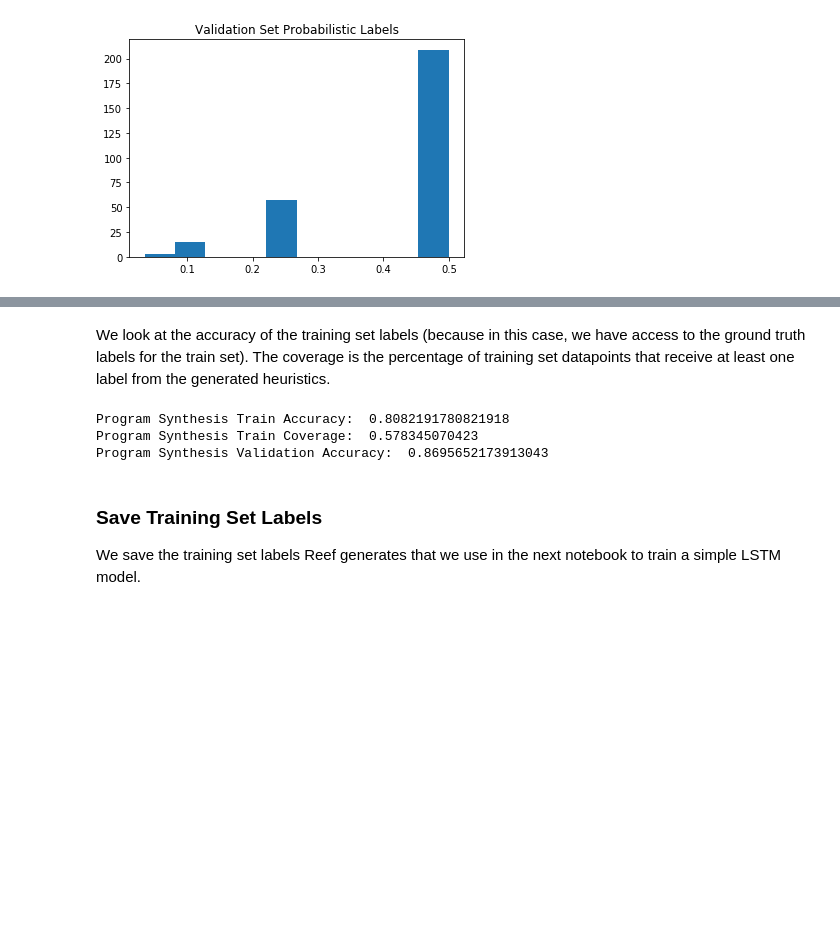
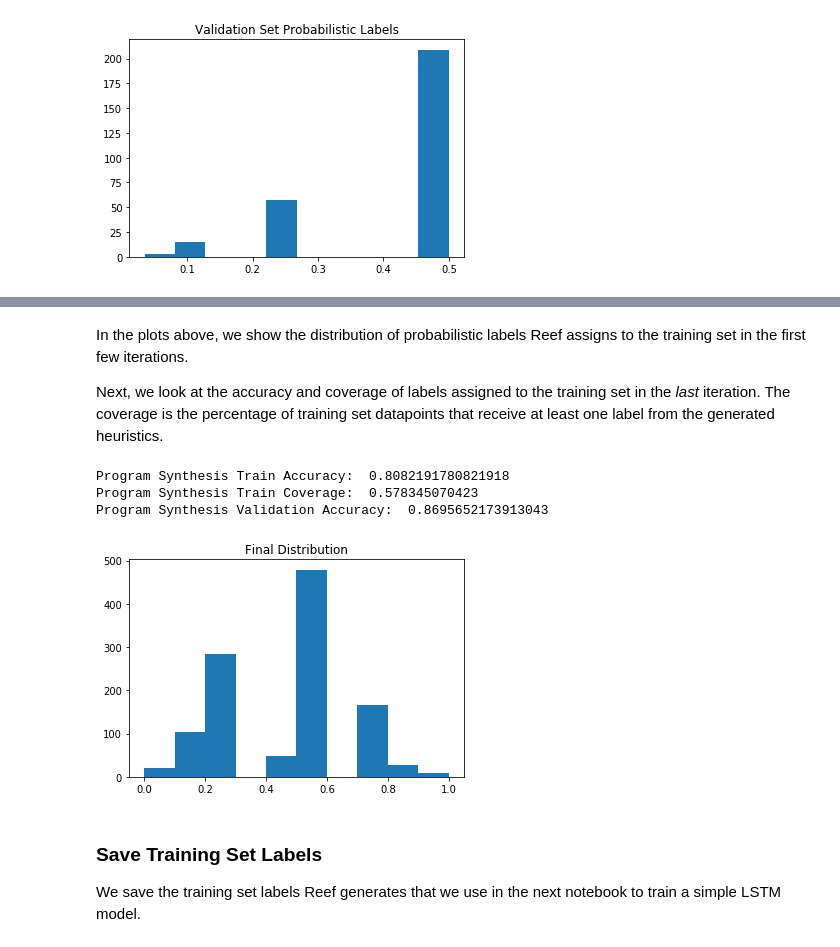
Before and after one commit to HazyResearch/reef, a Jupyter notebook: [1] generate_reef_labels.ipynb, the cells around one changed output, grey strips where cells are left out. Saved outputs shown, nothing was run; the diff lists cells and outputs as text; code cells hidden in the pictures; blank space fills up the shorter version.

```diff
--- a/[1] generate_reef_labels.ipynb
+++ b/[1] generate_reef_labels.ipynb
@@ -141,13 +163,19 @@ for i in range(3,26):
 # %% [markdown]
-We look at the accuracy of the training set labels (because in this case, we have access to the ground truth labels for the train set). The coverage is the percentage of training set datapoints that receive at least one label from the generated heuristics.
+In the plots above, we show the distribution of probabilistic labels Reef assigns to the training set in the first few iterations.
+
+Next, we look at the accuracy and coverage of labels assigned to the training set in the _last_ iteration. The coverage is the percentage of training set datapoints that receive at least one label from the generated heuristics.
 # %%
+plt.hist(training_marginals[-1], bins=10, range=(0.0,1.0));
+plt.title('Final Distribution');
+
 print "Program Synthesis Train Accuracy: ", training_accuracy[-1]
 print "Program Synthesis Train Coverage: ", training_coverage[-1]
 print "Program Synthesis Validation Accuracy: ", validation_accuracy[-1]
 # %% [output]
 Program Synthesis Train Accuracy:  0.8082191780821918
 Program Synthesis Train Coverage:  0.578345070423
 Program Synthesis Validation Accuracy:  0.8695652173913043
+[figure, added]
 # %% [markdown]
 ### Save Training Set Labels
 We save the training set labels Reef generates that we use in the next notebook to train a simple LSTM model.
```
Also changed, not shown: parts of 10 cells of this notebook.
